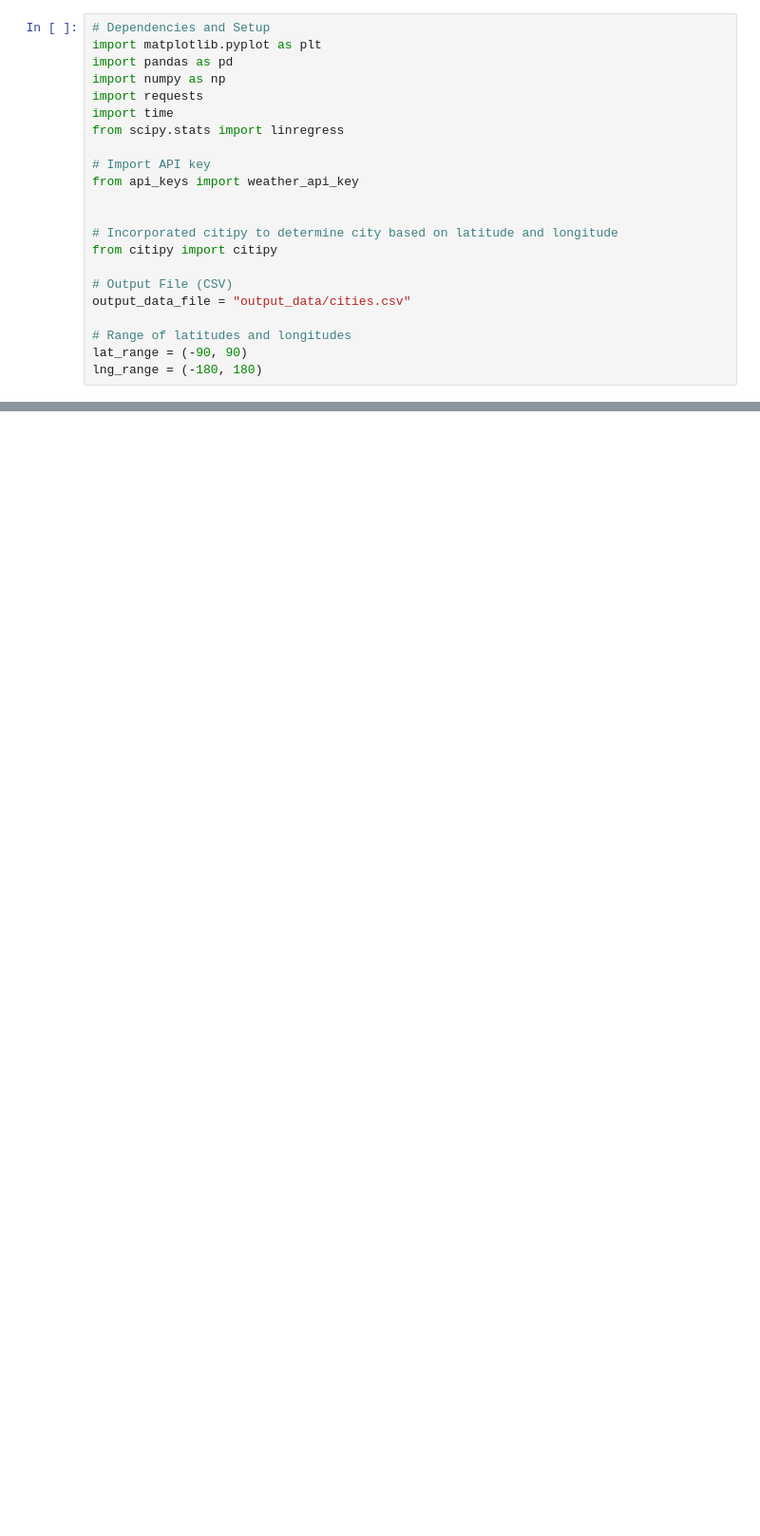
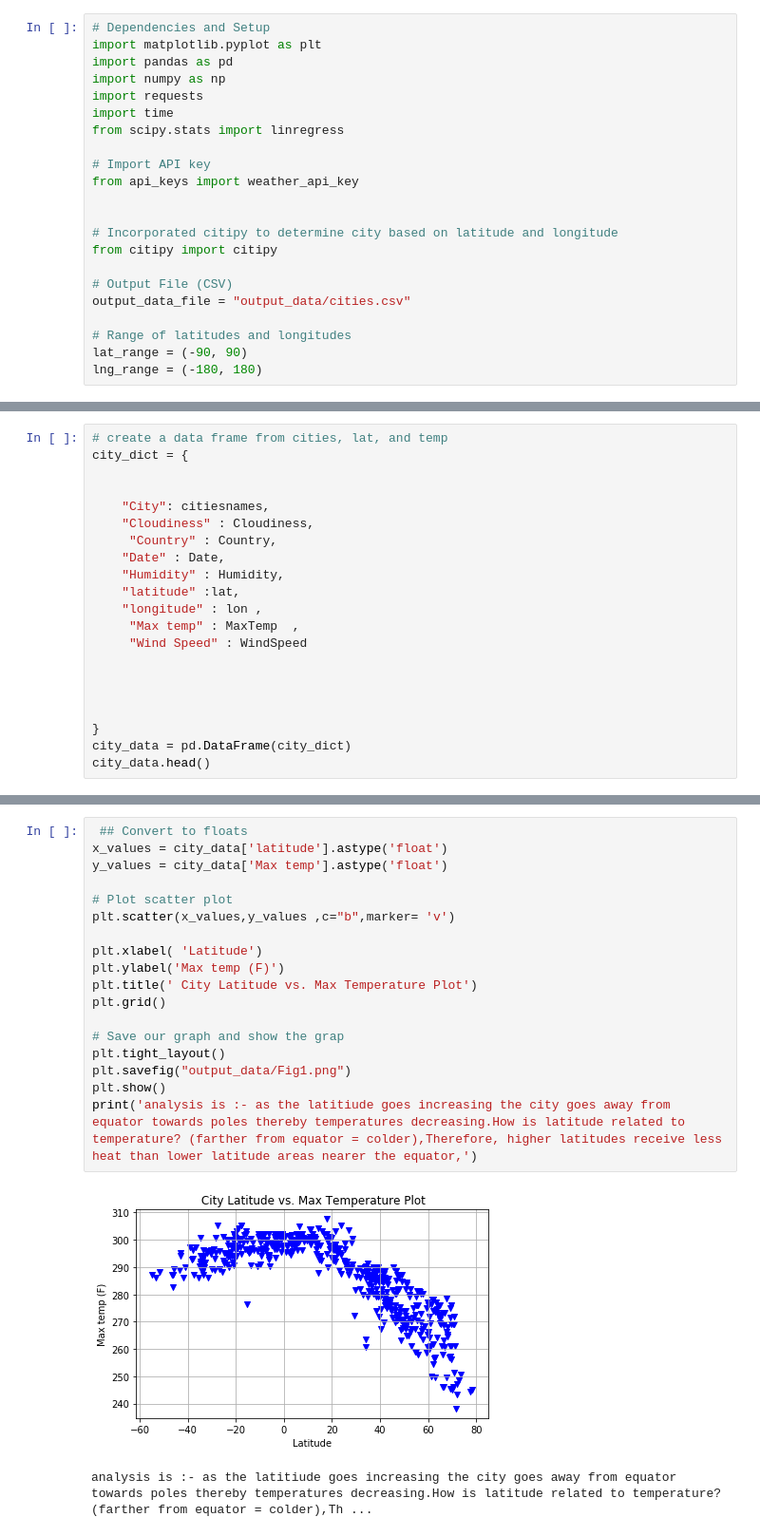
Before and after one commit to kameswari609/python-api-challenge, a Jupyter notebook: WeatherPy.ipynb, the cells around one changed output, grey strips where cells are left out. Shown at 95% size. Cells and saved outputs as stored; diff of their text form; blank space fills up the shorter version.

```diff
--- a/WeatherPy.ipynb
+++ b/WeatherPy.ipynb
@@ -109,0 +123,21 @@ City not found. Skipping....
+# %%
+# create a data frame from cities, lat, and temp
+city_dict = {
+
+
+    "City": citiesnames,
+    "Cloudiness" : Cloudiness,
+     "Country" : Country,
+    "Date" : Date,
+    "Humidity" : Humidity,
+    "latitude" :lat,
+    "longitude" : lon ,
+     "Max temp" : MaxTemp  ,
+     "Wind Speed" : WindSpeed
+
+
+
+
+}
+city_data = pd.DataFrame(city_dict)
+city_data.head()
@@ -153,0 +171,21 @@ cities
+# %%
+ ## Convert to floats
+x_values = city_data['latitude'].astype('float')
+y_values = city_data['Max temp'].astype('float')
+
+# Plot scatter plot
+plt.scatter(x_values,y_values ,c="b",marker= 'v')
+
+plt.xlabel( 'Latitude')
+plt.ylabel('Max temp (F)')
+plt.title(' City Latitude vs. Max Temperature Plot')
+plt.grid()
+
+# Save our graph and show the grap
+plt.tight_layout()
+plt.savefig("output_data/Fig1.png")
+plt.show()
+print('analysis is :- as the latitiude goes increasing the city goes away from equator towards poles thereby temperatures decreasing.How is latitude related to temperature? (farther from equator = colder),Therefore, higher latitudes receive less heat than lower latitude areas nearer the equator,')
+# %% [output]
+[figure, added]
+analysis is :- as the latitiude goes increasing the city goes away from equator towards poles thereby temperatures decreasing.How is latitude related to temperature? (farther from equator = colder),Th ...
```
Also changed, not shown: parts of 20 cells of this notebook, 5 other files.
